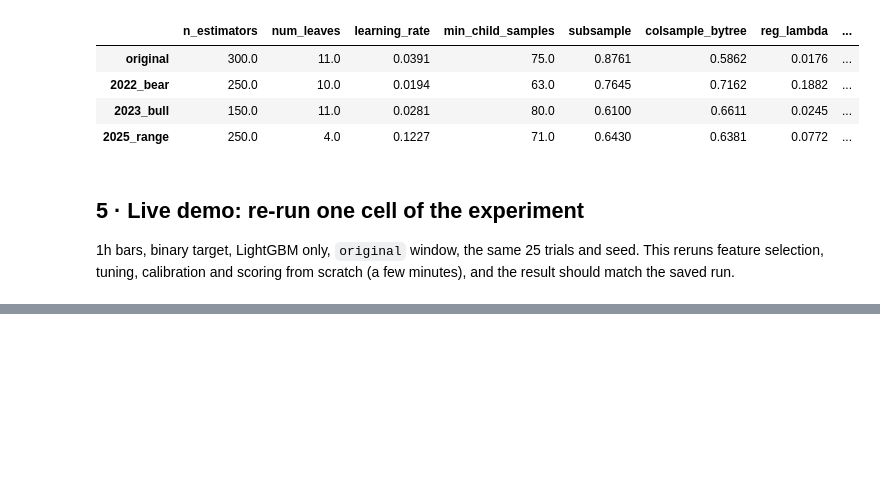
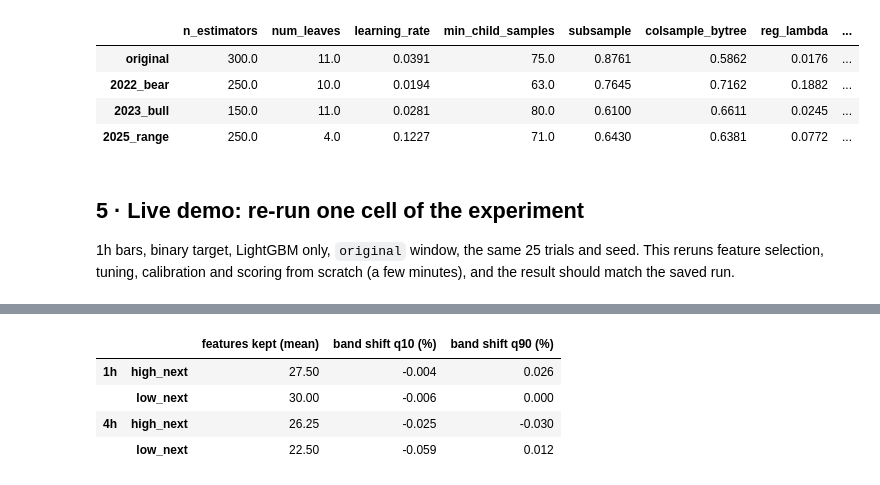
Before and after one commit to Gaston202/BitcoinPricePrediction, a Jupyter notebook: notebooks/05_modeling.ipynb, the cells around one changed output, grey strips where cells are left out. Cells and saved outputs as stored; diff of their text form; code cells hidden in the pictures; blank space fills up the shorter version.

```diff
--- a/notebooks/05_modeling.ipynb
+++ b/notebooks/05_modeling.ipynb
@@ -270,0 +302,13 @@ same features selected: True
+# %%
+PT = ROOT / "reports" / "results" / "price_targets"
+pt_meta = {(h, t): json.loads((PT / f"{h}_{t}_meta.json").read_text()) for h in ("1h", "4h") for t in ("high_next", "low_next")}
+pd.DataFrame({(h, t): {"features kept (mean)": np.mean([len(m["features"]) for m in mm.values()]),
+                       "band shift q10 (%)": 100 * np.mean([m["quantile_shift"]["0.1"] for m in mm.values()]),
+                       "band shift q90 (%)": 100 * np.mean([m["quantile_shift"]["0.9"] for m in mm.values()])}
+              for (h, t), mm in pt_meta.items()}).T.round(3)
+# %% [output]
+|  |  | features kept (mean) | band shift q10 (%) | band shift q90 (%) |
+| 1h | high_next | 27.50 | -0.004 | 0.026 |
+|  | low_next | 30.00 | -0.006 | 0.000 |
+| 4h | high_next | 26.25 | -0.025 | -0.030 |
+|  | low_next | 22.50 | -0.059 | 0.012 |
```
Also changed, not shown: parts of 5 cells of this notebook, 12 other files.
